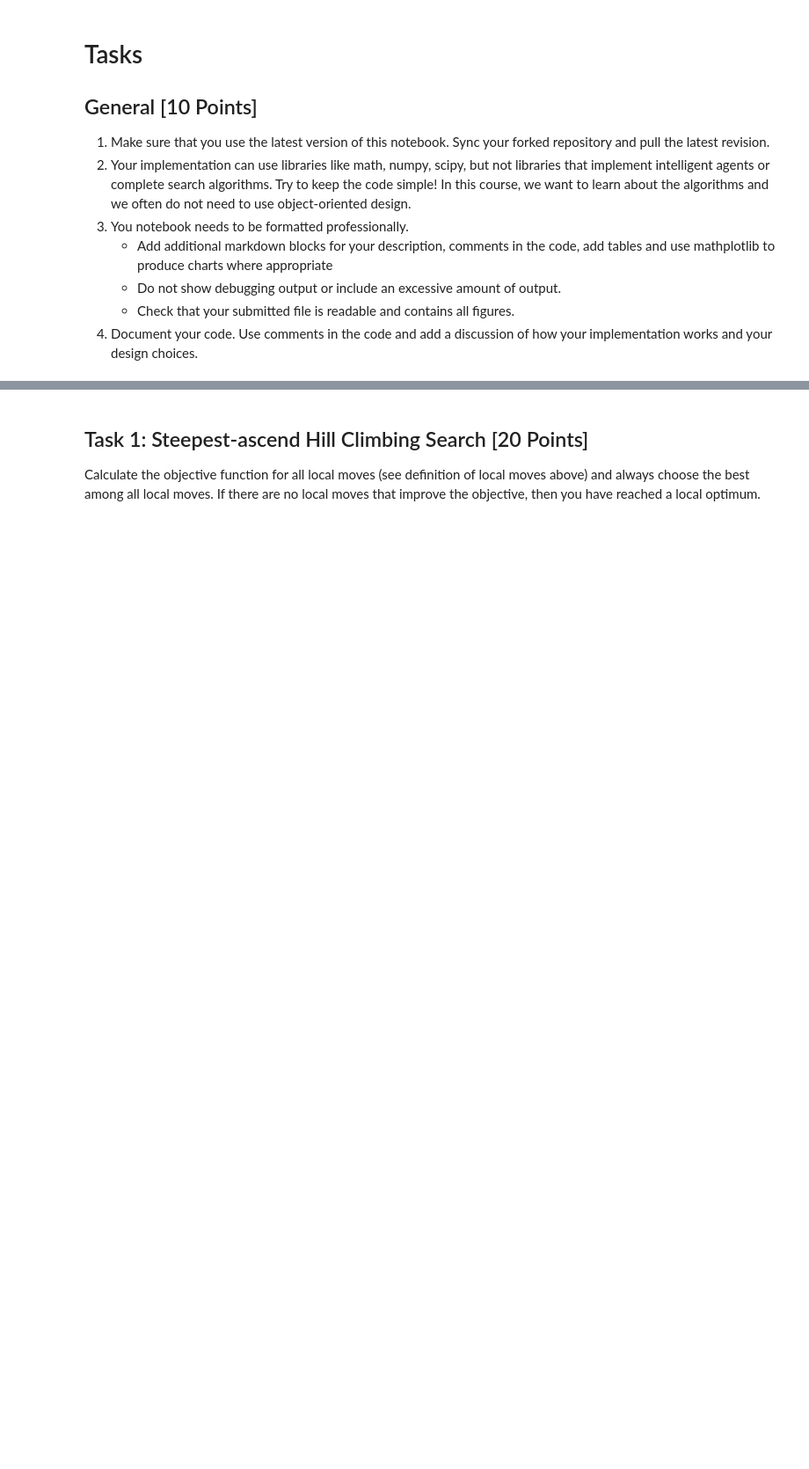
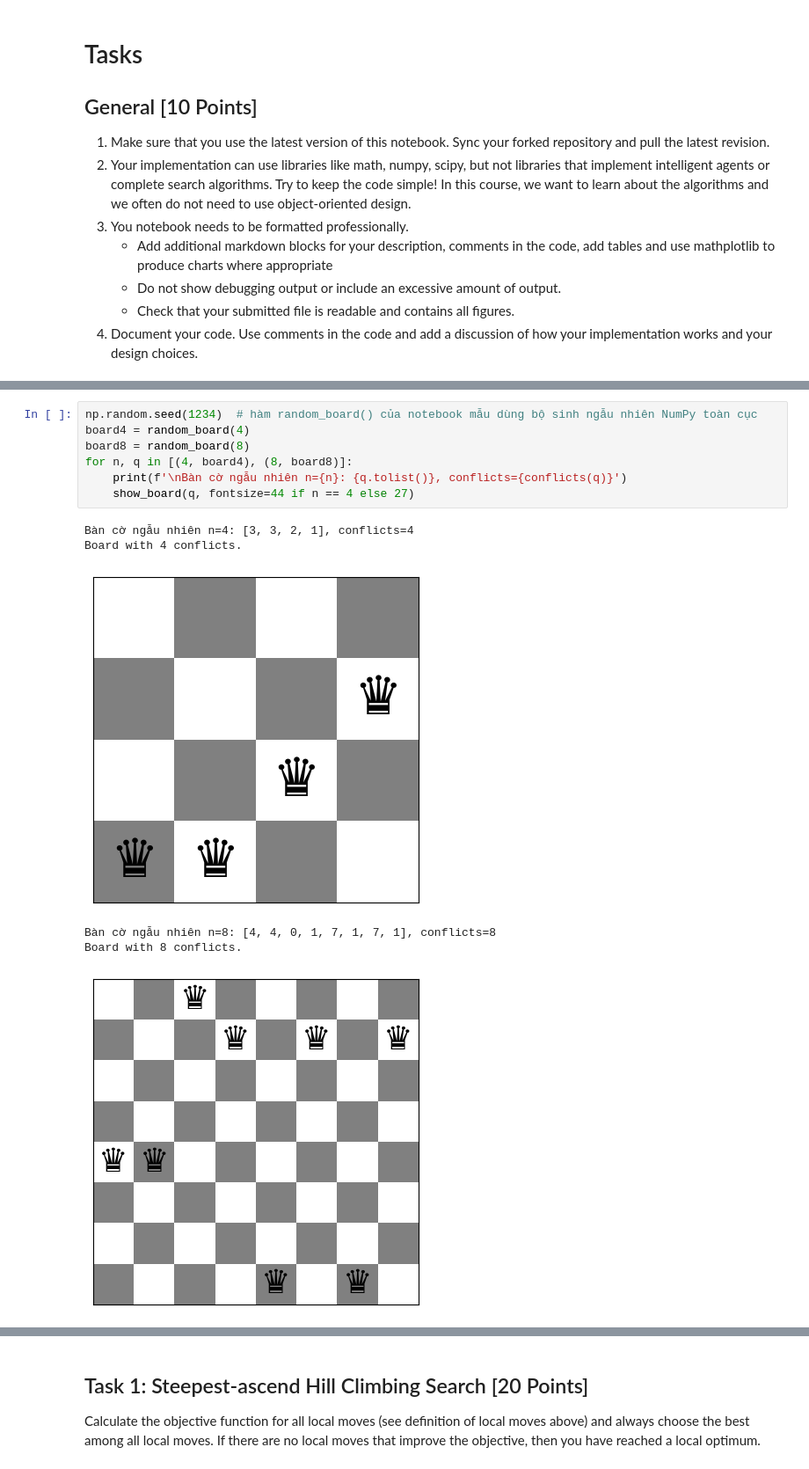
Before and after one commit to doduyquy/sgu-team-2026-advanced-ai-subject, a Jupyter notebook: weekly assignments/lab03 - local search/n_queens.ipynb, the cells around one changed output, grey strips where cells are left out. Shown at 88% size. Cells and saved outputs as stored; diff of their text form; blank space fills up the shorter version.

```diff
--- a/weekly assignments/lab03 - local search/n_queens.ipynb
+++ b/weekly assignments/lab03 - local search/n_queens.ipynb
@@ -146,0 +147,14 @@ Board with 0 conflicts.
+# %%
+np.random.seed(1234)  # hàm random_board() của notebook mẫu dùng bộ sinh ngẫu nhiên NumPy toàn cục
+board4 = random_board(4)
+board8 = random_board(8)
+for n, q in [(4, board4), (8, board8)]:
+    print(f'\nBàn cờ ngẫu nhiên n={n}: {q.tolist()}, conflicts={conflicts(q)}')
+    show_board(q, fontsize=44 if n == 4 else 27)
+# %% [output]
+Bàn cờ ngẫu nhiên n=4: [3, 3, 2, 1], conflicts=4
+Board with 4 conflicts.
+[figure, added]
+Bàn cờ ngẫu nhiên n=8: [4, 4, 0, 1, 7, 1, 7, 1], conflicts=8
+Board with 8 conflicts.
+[figure, added]
```
Also changed, not shown: parts of 93 cells of this notebook, 25 other files.
